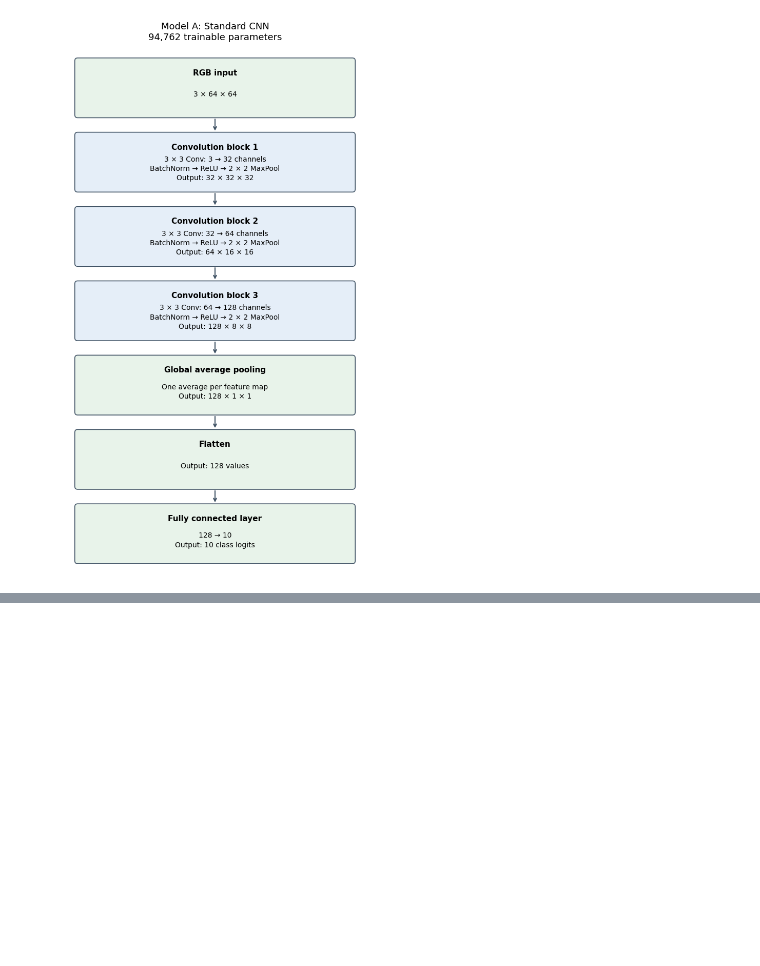
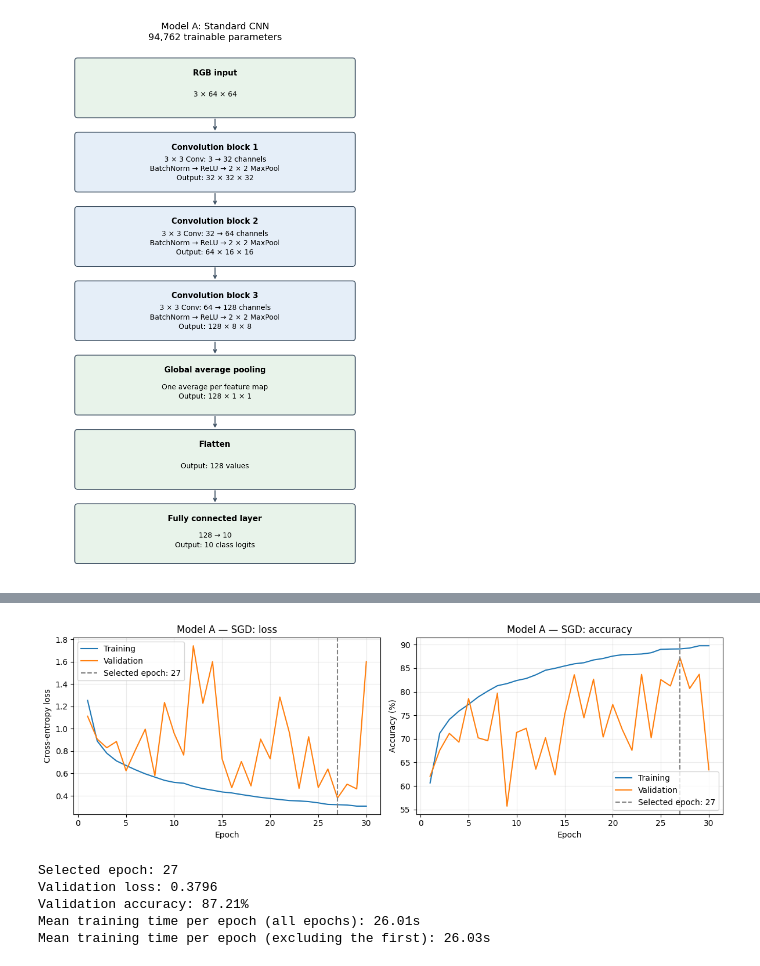
Before and after one commit to Abdul-Rahman-bme/EN3150-Group-Assignment-03-CNN, a Jupyter notebook: test.ipynb, the cells around one changed output, grey strips where cells are left out. Cells and saved outputs as stored; diff of their text form; code cells hidden in the pictures; blank space fills up the shorter version.

```diff
--- a/test.ipynb
+++ b/test.ipynb
@@ -1027,0 +1421,17 @@ plt.show()
+# %%
+from cnn_assignment.plotting import plot_history
+from IPython.display import Image as DisplayImage
+
+# I plot a saved history in a new report folder.
+run_a_sgd = RUN_DIR / "model_a_sgd_lr0.01"
+plot_path = NOTEBOOK_REPORT_DIR / "model_a_sgd_lr0.01_learning_curves.png"
+summary = plot_history(run_a_sgd, plot_path)
+display(DisplayImage(filename=str(plot_path)))
+display(pd.DataFrame([summary]))
+# %% [output]
+[figure, added]
+Selected epoch: 27
+Validation loss: 0.3796
+Validation accuracy: 87.21%
+Mean training time per epoch (all epochs): 26.01s
+Mean training time per epoch (excluding the first): 26.03s
```
Also changed, not shown: parts of 55 cells of this notebook, 15 other files.
